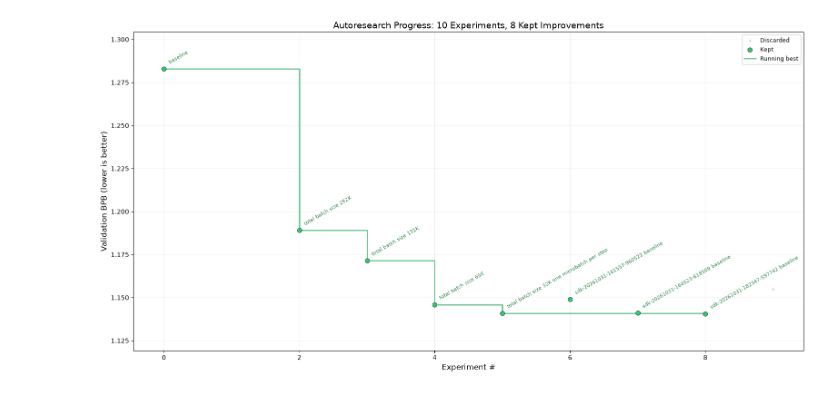
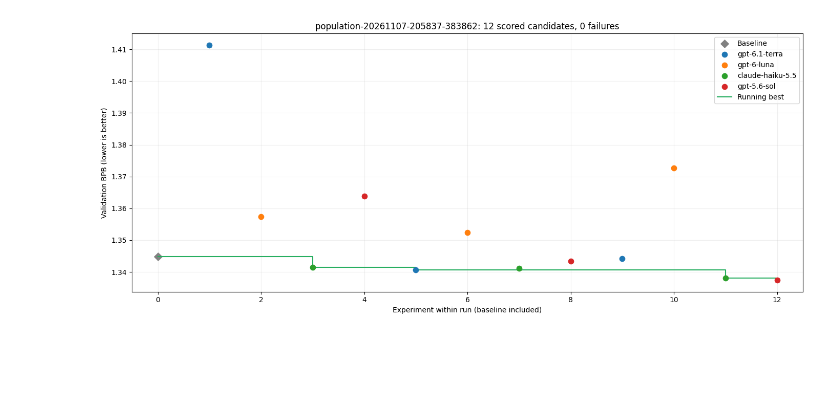
Before and after one commit to ttschuemp/autoresearch-swarm, a Jupyter notebook: analysis.ipynb, the cells around one changed output. Saved outputs shown, nothing was run; the diff lists cells and outputs as text; code cells hidden in the pictures; blank space fills up the shorter version.

```diff
--- a/analysis.ipynb
+++ b/analysis.ipynb
@@ -74,61 +99,36 @@ Track how the best (kept) val_bpb evolves as experiments progress. The running m
 # %%
-fig, ax = plt.subplots(figsize=(16, 8))
+RUN = None  # Set a run ID here to inspect a different run.
+runs = df["run"].unique().tolist()
+if RUN is not None and RUN not in runs:
+    raise ValueError(f"Unknown run {RUN!r}; available runs: {runs}")
+selected_run = runs[-1] if RUN is None else RUN
+selected = df[df["run"] == selected_run]
+scored = selected[selected["successful"]]
+fig, ax = plt.subplots(figsize=(14, 6))
 
-# Filter out crashes for plotting
-valid = df[df["status"] != "CRASH"].copy()
-valid = valid.reset_index(drop=True)
+if scored.empty:
+    ax.text(0.5, 0.5, "No successful measurements for this run", ha="center", transform=ax.transAxes)
+    ax.set_axis_off()
+else:
+    baseline = scored[scored["baseline"]]
+    if not baseline.empty:
+        ax.scatter(baseline["experiment"], baseline["val_bpb"], color="gray", marker="D", s=60, label="Baseline")
+    for model, group in scored[~scored["baseline"]].groupby("model", sort=False):
+        ax.scatter(group["experiment"], group["val_bpb"], s=55, label=model, zorder=3)
+    running_best = selected["val_bpb"].cummin().ffill()
+    ax.step(selected["experiment"], running_best, where="post", color="#27ae60", label="Running best")
+    ax.set_xlim(-0.5, max(0.5, len(selected) - 0.5))
+    ax.set_xlabel("Experiment within run (baseline included)")
+    ax.set_ylabel("Validation BPB (lower is better)")
+    ax.legend()
+    ax.grid(True, alpha=0.2)
 
-baseline_bpb = valid.loc[0, "val_bpb"]
-
-# Only plot points at or below baseline (the interesting region)
-below = valid[valid["val_bpb"] <= baseline_bpb + 0.0005]
-
-# Plot discarded as faint background dots
-disc = below[below["status"] == "DISCARD"]
-ax.scatter(disc.index, disc["val_bpb"],
-           c="#cccccc", s=12, alpha=0.5, zorder=2, label="Discarded")
-
-# Plot kept experiments as prominent green dots
-kept_v = below[below["status"] == "KEEP"]
-ax.scatter(kept_v.index, kept_v["val_bpb"],
-           c="#2ecc71", s=50, zorder=4, label="Kept", edgecolors="black", linewidths=0.5)
-
-# Running minimum step line
-kept_mask = valid["status"] == "KEEP"
-kept_idx = valid.index[kept_mask]
-kept_bpb = valid.loc[kept_mask, "val_bpb"]
-running_min = kept_bpb.cummin()
-ax.step(kept_idx, running_min, where="post", color="#27ae60",
-        linewidth=2, alpha=0.7, zorder=3, label="Running best")
-
-# Label each kept experiment with its description
-for idx, bpb in zip(kept_idx, kept_bpb):
-    desc = str(valid.loc[idx, "description"]).strip()
-    if len(desc) > 45:
-        desc = desc[:42] + "..."
-
-    ax.annotate(desc, (idx, bpb),
-                textcoords="offset points",
-                xytext=(6, 6), fontsize=8.0,
-                color="#1a7a3a", alpha=0.9,
-                rotation=30, ha="left", va="bottom")
-
-n_total = len(df)
-n_kept = len(df[df["status"] == "KEEP"])
-ax.set_xlabel("Experiment #", fontsize=12)
-ax.set_ylabel("Validation BPB (lower is better)", fontsize=12)
-ax.set_title(f"Autoresearch Progress: {n_total} Experiments, {n_kept} Kept Improvements", fontsize=14)
-ax.legend(loc="upper right", fontsize=9)
-ax.grid(True, alpha=0.2)
-
-# Y-axis: from just below best to just above baseline
-best_bpb = kept_bpb.min()
-margin = (baseline_bpb - best_bpb) * 0.15
-ax.set_ylim(best_bpb - margin, baseline_bpb + margin)
-
+n_scored = len(scored[~scored["baseline"]])
+n_failed = len(selected) - len(scored)
+ax.set_title(f"{selected_run}: {n_scored} scored candidates, {n_failed} failures")
 plt.tight_layout()
-plt.savefig("progress.png", dpi=150, bbox_inches="tight")
+plt.savefig(REPOSITORY / "progress.png", dpi=150, bbox_inches="tight")
 plt.show()
-print("Saved to progress.png")
+print(f"Saved to {REPOSITORY / 'progress.png'}")
 # %% [output]
-[figure, old version]
+[figure, new version]
```
Also changed, not shown: parts of 10 cells of this notebook, 12 other files.
